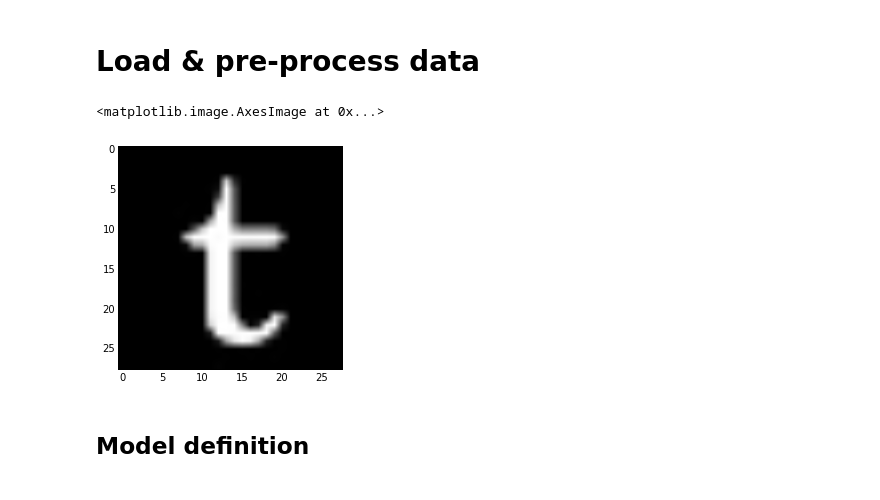
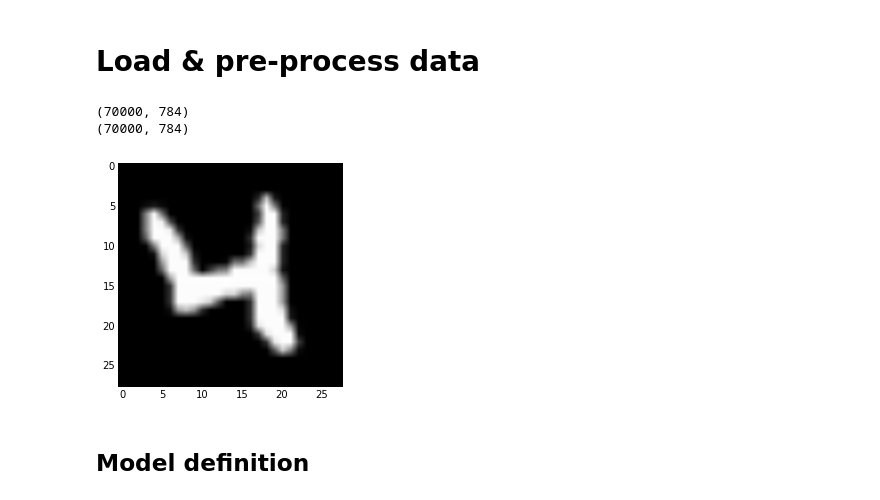
Before and after one commit to mehdidc/hiddenfactors, a Jupyter notebook: hidden_factors.ipynb, the cells around one changed output. Saved outputs shown, nothing was run; the diff lists cells and outputs as text; code cells hidden in the pictures.

```diff
--- a/hidden_factors.ipynb
+++ b/hidden_factors.ipynb
@@ -109,7 +114,7 @@ np.random.seed(seed)
 # %% [markdown]
 # Load & pre-process data
 # %%
-dataset = "fonts"
+dataset = "mnist"
 # %%
 
 if dataset == "mnist":
@@ -137,23 +144,42 @@ w, h = 28, 28 # Desired resolution (if necessary the images will be resize to fi
 # %%
 
 binarize = False # binarize the images if "True"
+rescale = True
 
-if (w, h) != (real_w, real_h):
-    X_b = np.zeros((X.shape[0], w, h))
-    for i in range(X_b.shape[0]):
-        X_b[i] = resize(X[i].reshape((real_w, real_h)), (w, h))
-    X = X_b
-    if binarize is True:
-        X = X <= threshold_otsu(X)
-        X = 1 - X
+if rescale is True:
+    if (w, h) != (real_w, real_h):
+        name = "{0}-{1}x{2}.npy".format(dataset, w, h)
+        if os.path.exists(name):
+            X =  np.load(name)
+        else:
+            from skimage.filter import threshold_otsu
+            from skimage.transform import resize
+            X_b = np.zeros((X.shape[0], w, h))
+            for i in range(X_b.shape[0]):
+                X_b[i] = resize(X_orig[i].reshape((real_w, real_h)), (w, h))
+            X = X_b
+            #X = X <= threshold_otsu(X)
+            X = X.astype(np.float32)
+            X = X.reshape((X.shape[0], w*h))
+            #=1-X
+            np.save(name, X)
 
-    X = X.reshape((X.shape[0], w*h))
-    X = X.astype(np.float32)
+if binarize is True:
+    X = X <= threshold_otsu(X)
+    X = 1 - X
+# %%
+if dataset == "fonts":
+    filter_by_letter = (y[:, 19]==1) | (y[:, 20]==1)
+    X = X[filter_by_letter]
+    y = y[filter_by_letter]
 # %%
-plt.imshow(X[1].reshape((w, h)), cmap="gray")
+print(X.shape)
+plt.imshow(X[20].reshape((w, h)), cmap="gray")
+print(X.shape)
 # %% [output]
-<matplotlib.image.AxesImage at 0x...>
+(70000, 784)
+(70000, 784)
-[figure, old version]
+[figure, new version]
 # %%
 X, y = shuffle(X, y)
 train, test = train_test_split(range(X.shape[0]), test_size=0.25)
```
Also changed, not shown: parts of 21 cells of this notebook.
